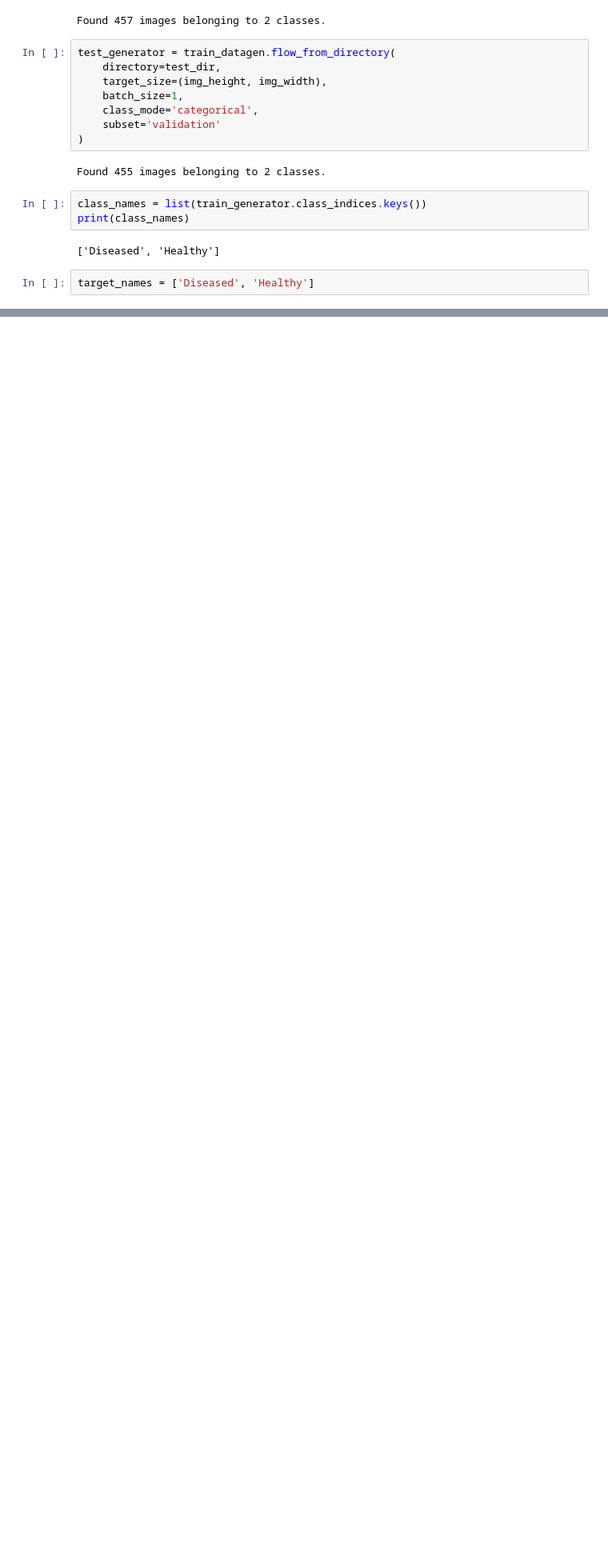
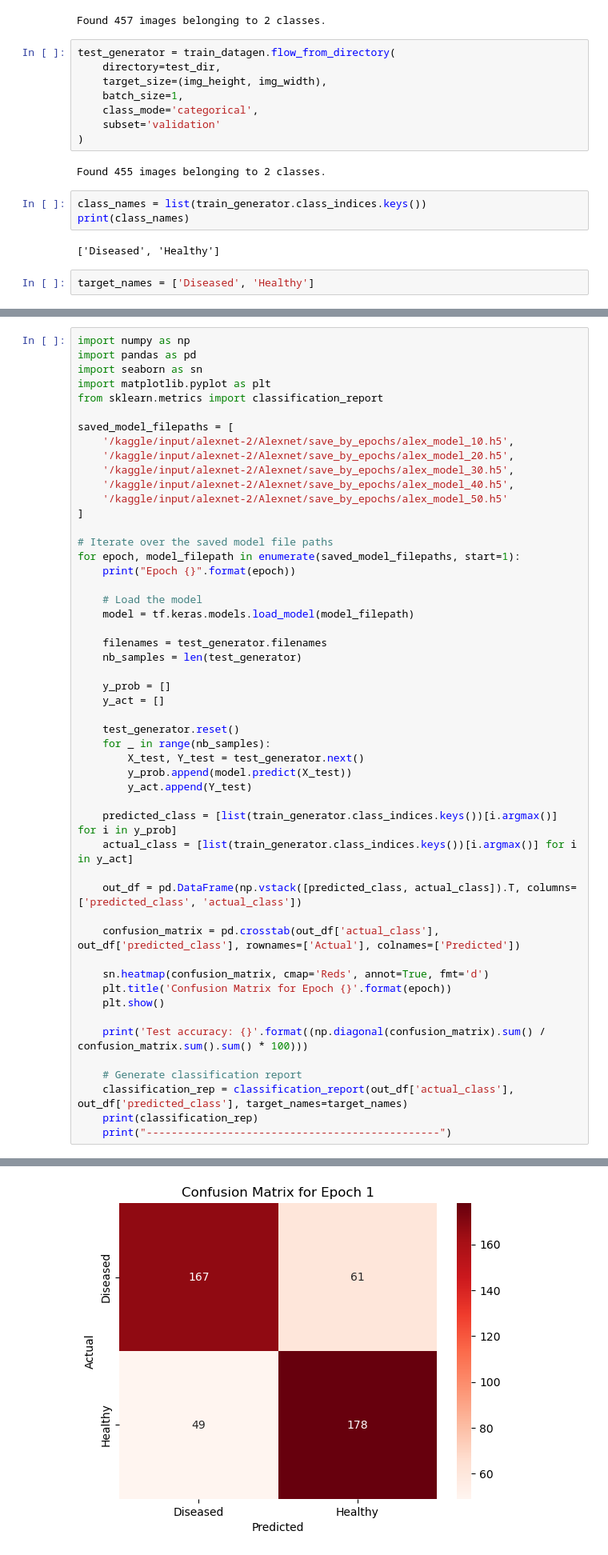
Before and after one commit to ShamsuriIkhwan/plant-health-monitoring, a Jupyter notebook: alexnet-best-version.ipynb, the cells around one changed output, grey strips where cells are left out. Shown at 80% size. Drawn from its saved outputs; the diff is of its cells as text; blank space fills up the shorter version.

Commit message:
Kaggle Notebook | Alexnet best version | Version 2

```diff
--- a/alexnet-best-version.ipynb
+++ b/alexnet-best-version.ipynb
@@ -134,0 +135,52 @@ weighted avg       0.89      0.89      0.89       455
+# %%
+import numpy as np
+import pandas as pd
+import seaborn as sn
+import matplotlib.pyplot as plt
+from sklearn.metrics import classification_report
+
+saved_model_filepaths = [
+    '/kaggle/input/alexnet-2/Alexnet/save_by_epochs/alex_model_10.h5',
+    '/kaggle/input/alexnet-2/Alexnet/save_by_epochs/alex_model_20.h5',
+    '/kaggle/input/alexnet-2/Alexnet/save_by_epochs/alex_model_30.h5',
+    '/kaggle/input/alexnet-2/Alexnet/save_by_epochs/alex_model_40.h5',
+    '/kaggle/input/alexnet-2/Alexnet/save_by_epochs/alex_model_50.h5'
+]
+
+# Iterate over the saved model file paths
+for epoch, model_filepath in enumerate(saved_model_filepaths, start=1):
+    print("Epoch {}".format(epoch))
+
+    # Load the model
+    model = tf.keras.models.load_model(model_filepath)
+
+    filenames = test_generator.filenames
+    nb_samples = len(test_generator)
+
+    y_prob = []
+    y_act = []
+
+    test_generator.reset()
+    for _ in range(nb_samples):
+        X_test, Y_test = test_generator.next()
+        y_prob.append(model.predict(X_test))
+        y_act.append(Y_test)
+
+    predicted_class = [list(train_generator.class_indices.keys())[i.argmax()] for i in y_prob]
+    actual_class = [list(train_generator.class_indices.keys())[i.argmax()] for i in y_act]
+
+    out_df = pd.DataFrame(np.vstack([predicted_class, actual_class]).T, columns=['predicted_class', 'actual_class'])
+
+    confusion_matrix = pd.crosstab(out_df['actual_class'], out_df['predicted_class'], rownames=['Actual'], colnames=['Predicted'])
+
+    sn.heatmap(confusion_matrix, cmap='Reds', annot=True, fmt='d')
+    plt.title('Confusion Matrix for Epoch {}'.format(epoch))
+    plt.show()
+
+    print('Test accuracy: {}'.format((np.diagonal(confusion_matrix).sum() / confusion_matrix.sum().sum() * 100)))
+
+    # Generate classification report
+    classification_rep = classification_report(out_df['actual_class'], out_df['predicted_class'], target_names=target_names)
+    print(classification_rep)
+    print("-----------------------------------------------")
+# %% [output]
@@ -134,0 +204 @@ weighted avg       0.89      0.89      0.89       455
+[figure, added]
```
Also changed, not shown: parts of 2 cells of this notebook.
